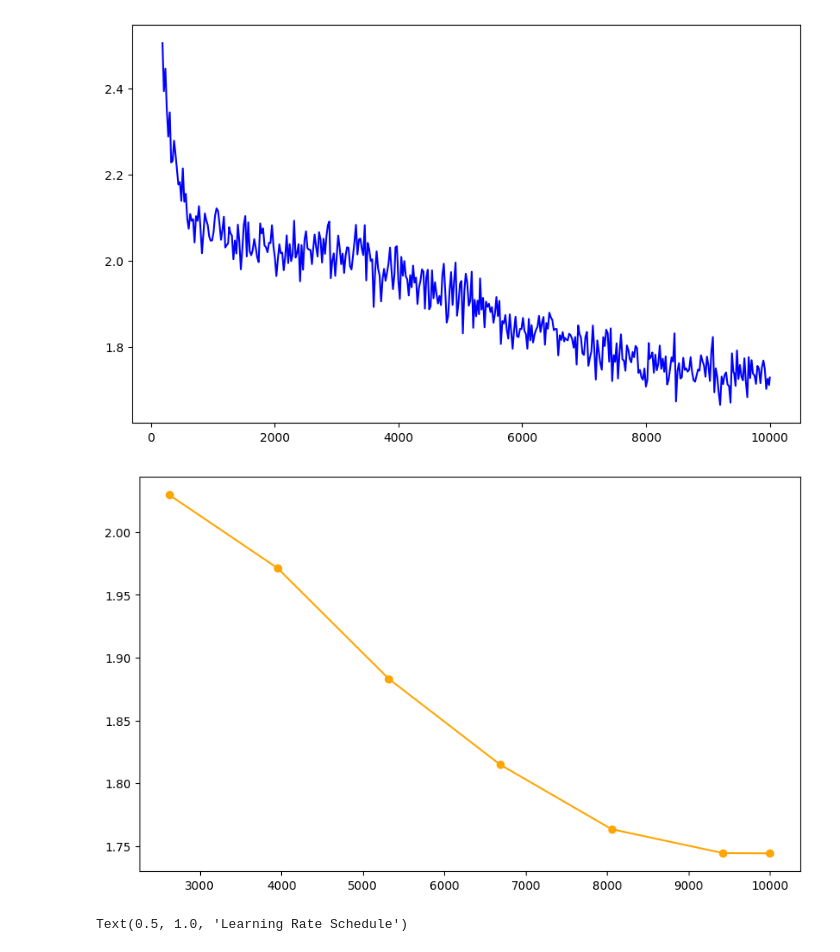
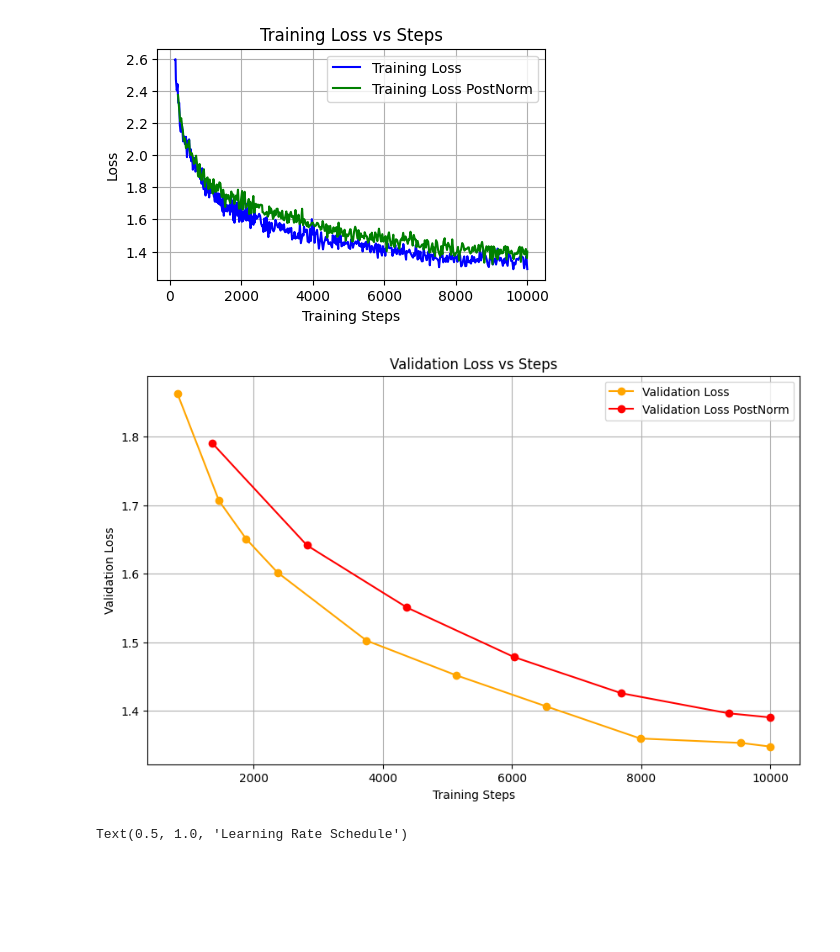
Before and after one commit to Gzsiceberg/assignment1-basics, a Jupyter notebook: cs336_basics/plot.ipynb, the cells around one changed output. Saved outputs shown, nothing was run; the diff lists cells and outputs as text; code cells hidden in the pictures; blank space fills up the shorter version.

```diff
--- a/cs336_basics/plot.ipynb
+++ b/cs336_basics/plot.ipynb
@@ -1,7 +1,5 @@
 # %%
 import regex as re
-log_file = "../logs/log_ts_b128_autocast_20250930_192056.txt"
-log_file_postnorm = "../logs/log_ts_b128_autocast_postnorm_20251001_003525.txt"
 
 def extract_data(file_path: str):
     loss_pattern = r"Step (\d+): loss (\d+\.\d+) tokens/sec (\d+,\d+) Tflops/sec (\d+\.\d+)"
@@ -12,7 +10,7 @@ def extract_data(file_path: str):
 
     all_val_steps = []
     all_val_losses = []
-    with open(log_file, "r") as f:
+    with open(file_path, "r") as f:
         for line in f:
             match = re.search(loss_pattern, line)
             if match:
@@ -20,14 +18,12 @@ def extract_data(file_path: str):
                 loss = float(match.group(2))
                 tokens_per_sec = int(match.group(3).replace(",", ""))
                 tflops_per_sec = float(match.group(4))
-                print(f"Step: {step}, Loss: {loss}, Tokens/sec: {tokens_per_sec}, Tflops/sec: {tflops_per_sec}")
                 all_steps.append(step)
                 all_losses.append(loss)
             match = re.search(val_loss_pattern, line)
             if match:
                 step = int(match.group(1))
                 val_loss = float(match.group(2))
-                print(f"Validation Step: {step}, Validation Loss: {val_loss}")
                 all_val_steps.append(step)
                 all_val_losses.append(val_loss)
     return all_steps, all_losses, all_val_steps, all_val_losses
@@ -52,16 +30,33 @@ Validation Step: 10000, Validation Loss: 1.7442
 # %%
 import matplotlib.pyplot as plt
-plt.figure(figsize=(10, 6))
+log_file = "../logs/log_ts_b128_autocast_20250930_192056.txt"
+log_file_postnorm = "../logs/log_ts_b128_autocast_postnorm_20251001_003525.txt"
+all_steps, all_losses, all_val_steps, all_val_losses = extract_data(log_file)
+all_steps_postnorm, all_losses_postnorm, all_val_steps_postnorm, all_val_losses_postnorm = extract_data(log_file_postnorm)
+
+plt.figure(figsize=(5, 3))
 start_index = 10
 plt.plot(all_steps[start_index:], all_losses[start_index:], label="Training Loss", color="blue")
+plt.plot(all_steps_postnorm[start_index:], all_losses_postnorm[start_index:], label="Training Loss PostNorm", color="green")
+plt.xlabel("Training Steps")
+plt.ylabel("Loss")
+plt.title("Training Loss vs Steps")
+plt.legend()
+plt.grid(True)
 
 # new plot for validation loss
 if all_val_steps:
     plt.figure(figsize=(10, 6))
     plt.plot(all_val_steps, all_val_losses, label="Validation Loss", color="orange", marker='o')
+    plt.plot(all_val_steps_postnorm, all_val_losses_postnorm, label="Validation Loss PostNorm", color="red", marker='o')
+    plt.xlabel("Training Steps")
+    plt.ylabel("Validation Loss")
+    plt.title("Validation Loss vs Steps")
+    plt.legend()
+    plt.grid(True)
 # %% [output]
-[figure, old version]
+[figure, new version]
-[figure, old version]
+[figure, new version]
 # %%
 import matplotlib.pyplot as plt
 from cs336_basics.model.optimizer import AdamW, get_lr_cosine_schedule
```
Also changed, not shown: parts of 1 cell of this notebook, 1 other file.
